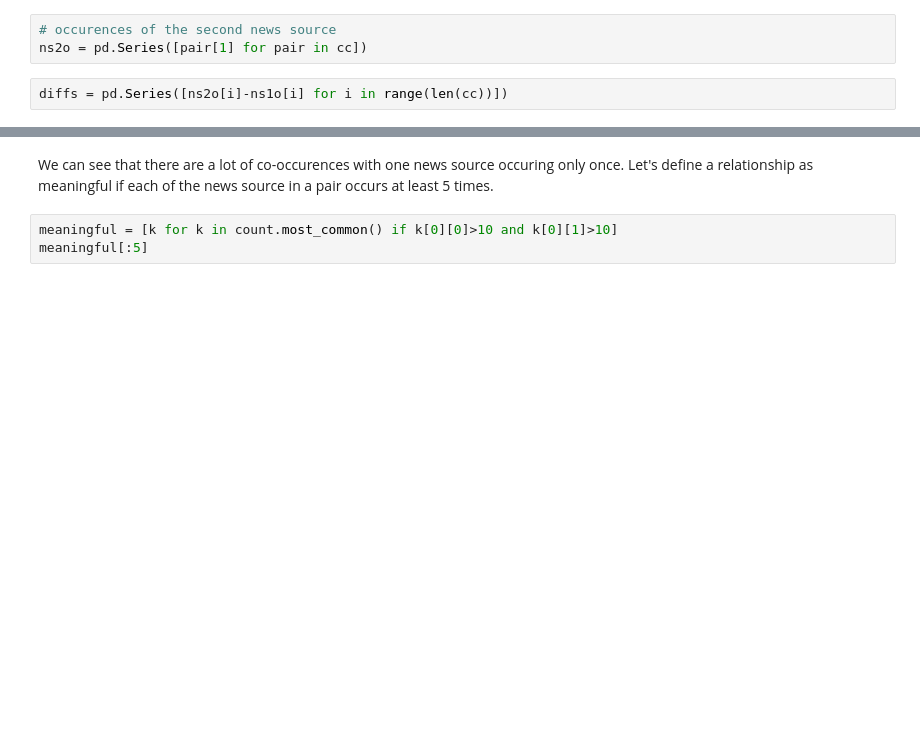
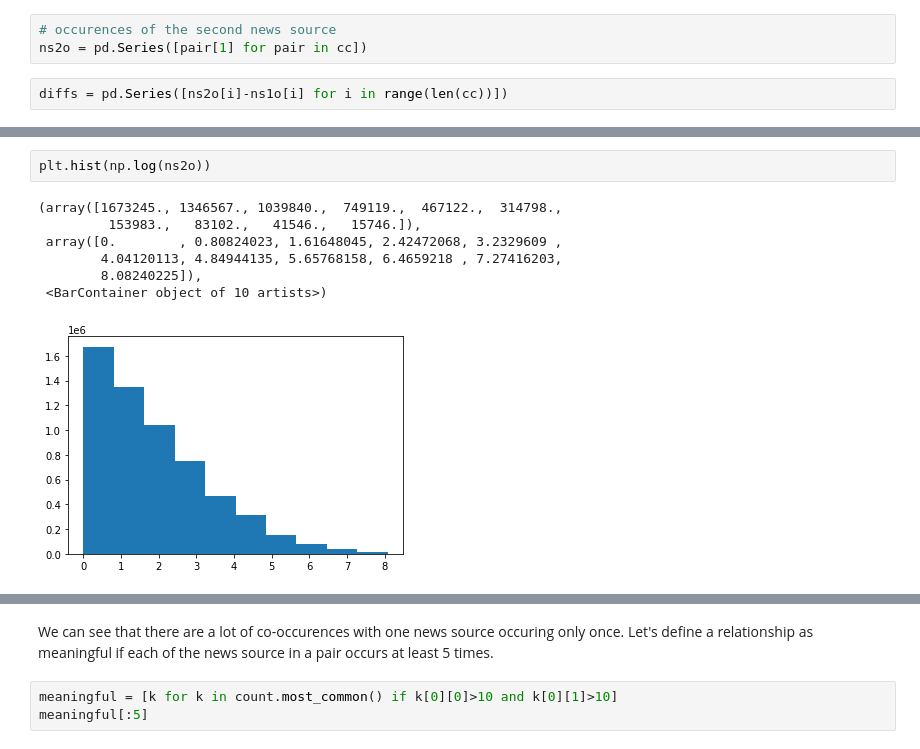
Before and after one commit to jsirait/honor_thesis, a Jupyter notebook: notebooks/Notebook5.Thinking about weights.ipynb, the cells around one changed output, grey strips where cells are left out. Cells and saved outputs as stored; diff of their text form; blank space fills up the shorter version.

```diff
--- a/notebooks/Notebook5.Thinking about weights.ipynb
+++ b/notebooks/Notebook5.Thinking about weights.ipynb
@@ -62,5 +73,15 @@ min      1.000000e+00
 max      3.237000e+03
 dtype: float64
+# %%
+plt.hist(np.log(ns2o))
+# %% [output]
+(array([1673245., 1346567., 1039840.,  749119.,  467122.,  314798.,
+         153983.,   83102.,   41546.,   15746.]),
+ array([0.        , 0.80824023, 1.61648045, 2.42472068, 3.2329609 ,
+        4.04120113, 4.84944135, 5.65768158, 6.4659218 , 7.27416203,
+        8.08240225]),
+ <BarContainer object of 10 artists>)
+[figure, added]
 # %%
 diffs.describe()
 # %% [output]
```
Also changed, not shown: parts of 27 cells of this notebook.
